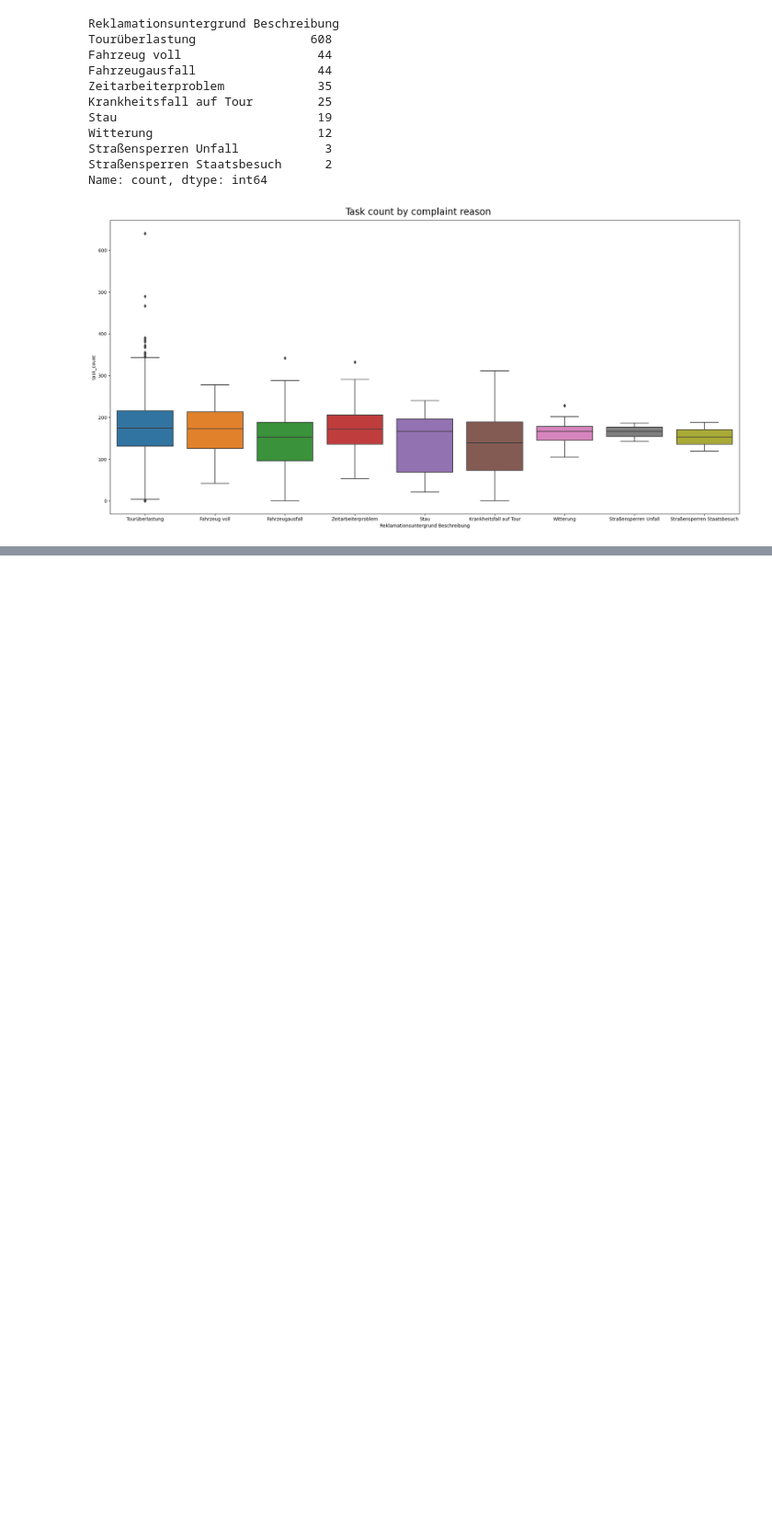
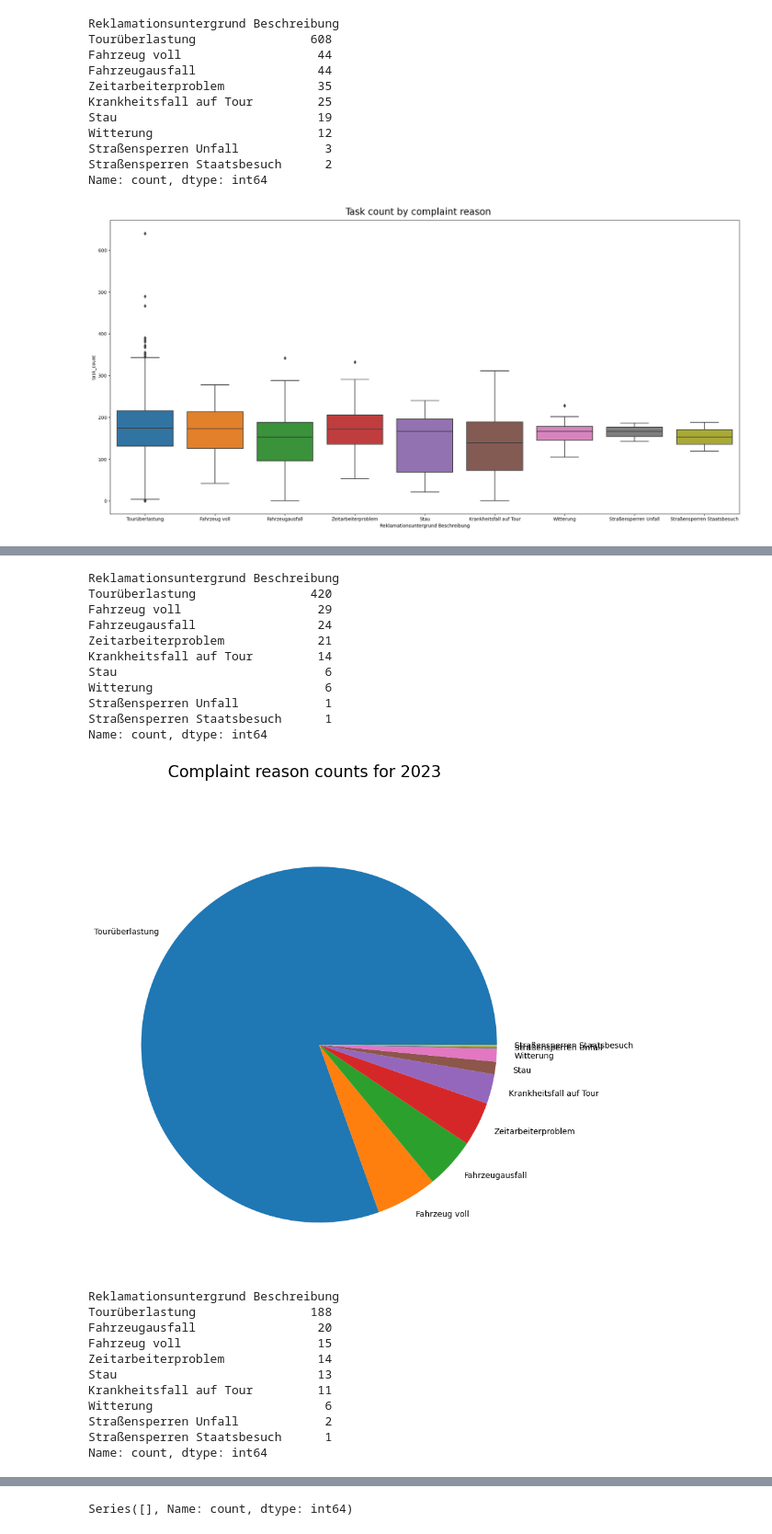
Before and after one commit to baz263/n3xtcoder, a Jupyter notebook: join.ipynb, the cells around one changed output, grey strips where cells are left out. Shown at 92% size. Cells and saved outputs as stored; diff of their text form; code cells hidden in the pictures; blank space fills up the shorter version.

```diff
--- a/join.ipynb
+++ b/join.ipynb
@@ -869,0 +881,34 @@ plt.show()
+# %%
+def boxplot_by_year():
+    for val in everything_table.year.unique():
+        data = everything_table[everything_table.year == val]
+        fig = plt.figure(figsize=(20,10))
+        print(data['Reklamationsuntergrund Beschreibung'].value_counts())
+        plt.pie(data['Reklamationsuntergrund Beschreibung'].value_counts().values, labels = data['Reklamationsuntergrund Beschreibung'].value_counts().index)
+        fig.suptitle(f'Complaint reason counts for {val}', fontsize=20)
+        plt.show()
+boxplot_by_year()
+# %% [output]
+Reklamationsuntergrund Beschreibung
+Tourüberlastung                420
+Fahrzeug voll                   29
+Fahrzeugausfall                 24
+Zeitarbeiterproblem             21
+Krankheitsfall auf Tour         14
+Stau                             6
+Witterung                        6
+Straßensperren Unfall            1
+Straßensperren Staatsbesuch      1
+Name: count, dtype: int64
+[figure, added]
+Reklamationsuntergrund Beschreibung
+Tourüberlastung                188
+Fahrzeugausfall                 20
+Fahrzeug voll                   15
+Zeitarbeiterproblem             14
+Stau                            13
+Krankheitsfall auf Tour         11
+Witterung                        6
+Straßensperren Unfall            2
+Straßensperren Staatsbesuch      1
+Name: count, dtype: int64
@@ -869,0 +916 @@ plt.show()
+Series([], Name: count, dtype: int64)
```
Also changed, not shown: parts of 42 cells of this notebook.
